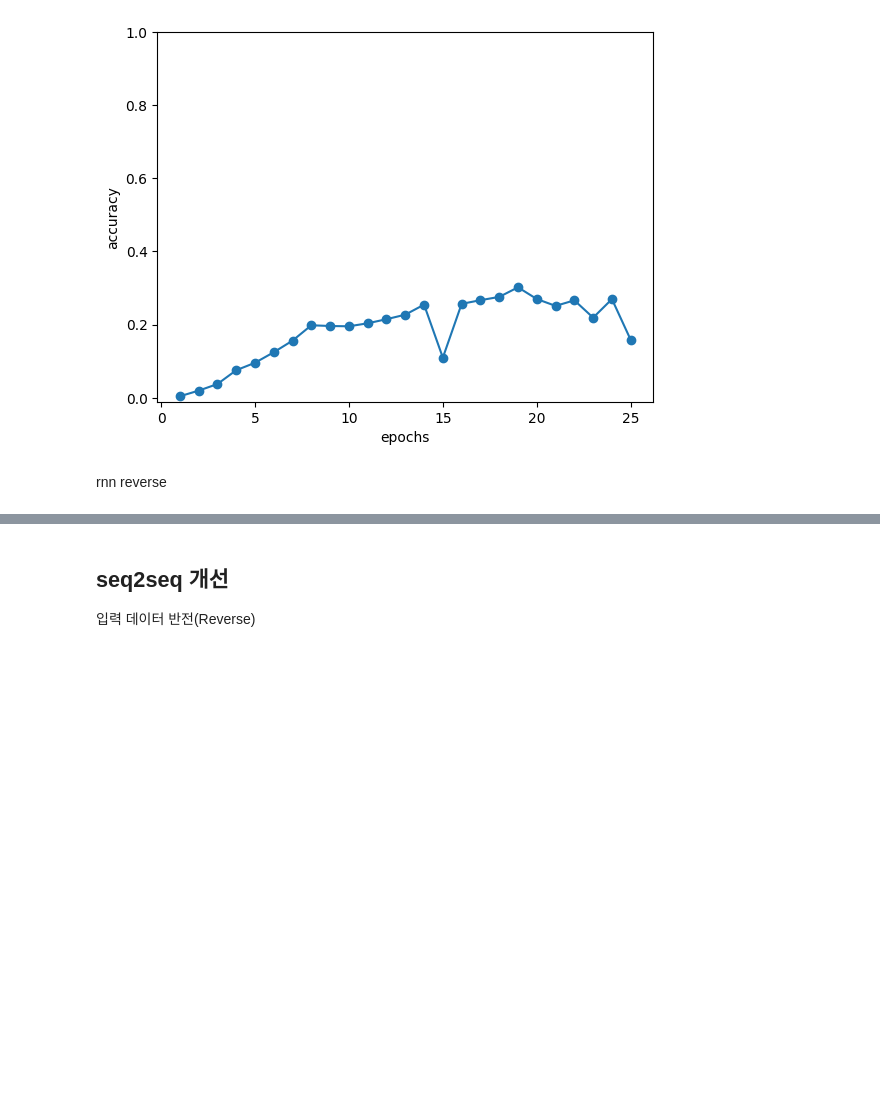
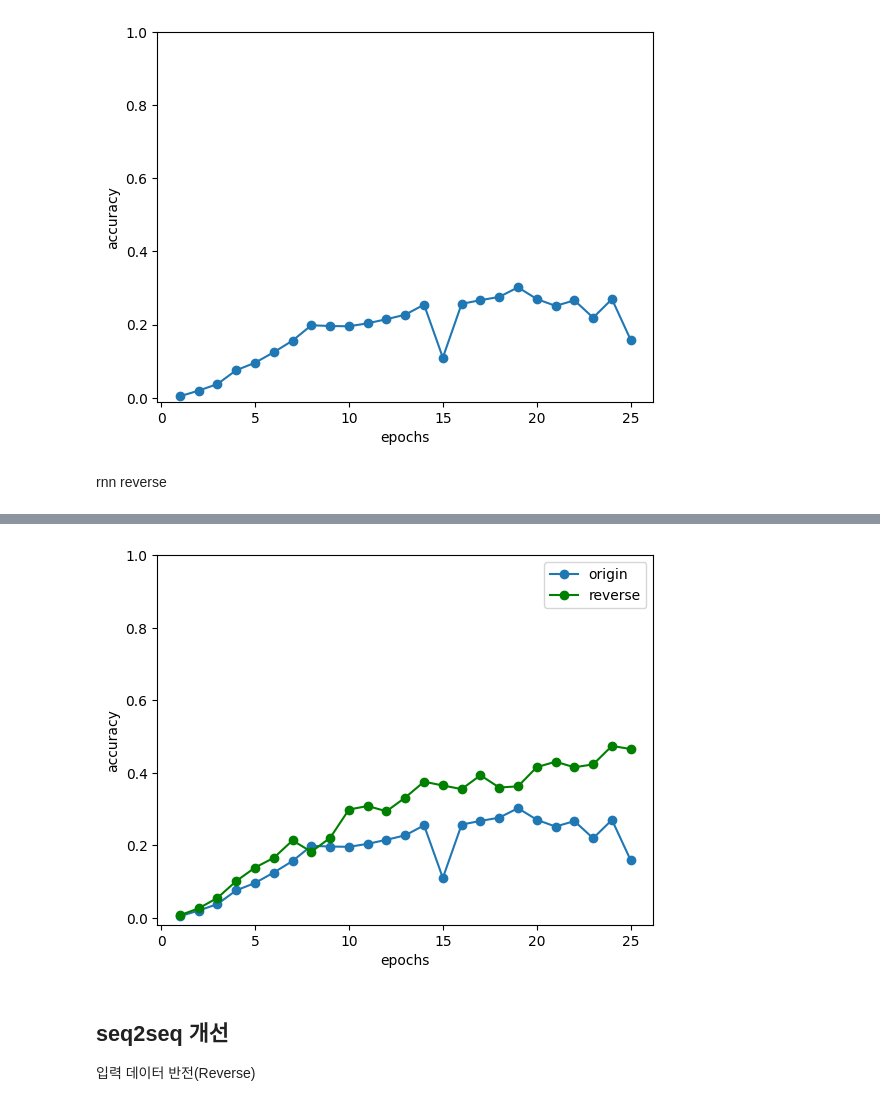
Before and after one commit to Chanmuzi/Deep-Learning-from-Scratch, a Jupyter notebook: 2권/ch07.ipynb, the cells around one changed output, grey strips where cells are left out. Drawn from its saved outputs; the diff is of its cells as text; code cells hidden in the pictures; blank space fills up the shorter version.

Commit message:
ch07: rnn reverse

```diff
--- a/2권/ch07.ipynb
+++ b/2권/ch07.ipynb
@@ -739,3 +739,32 @@ plt.show()
 [figure]
 # %% [markdown]
 rnn reverse
+# %%
+(x_train, t_train), (x_test, t_test) = sequence.load_data('addition.txt')
+x_train, x_test = x_train[:, ::-1], x_test[:, ::-1]
+char_to_id, id_to_char = sequence.get_vocab()
+
+vocab_size = len(char_to_id)
+wordvec_size = 16
+hidden_size = 128
+batch_size = 128
+max_epoch = 25
+max_grad = 5.0
+
+model = Seq2seqRNN(vocab_size, wordvec_size, hidden_size)
+optimizer = Adam()
+trainer = Trainer(model, optimizer)
+
+reversed_acc_list_RNN = []
+for epoch in range(max_epoch):
+    trainer.fit(x_train, t_train, max_epoch=1, batch_size=batch_size, max_grad=max_grad)
+
+    correct_num = 0
+    for i in range(len(x_test)):
+        question, correct = x_test[[i]], t_test[[i]]
+        verbose = i < 10
+        correct_num += eval_seq2seq(model, question, correct, id_to_char, verbose)
+
+    acc = float(correct_num) / len(x_test)
+    reversed_acc_list_RNN.append(acc)
+    print('검증 정확도 %.3f%%' % (acc * 100))
@@ -742,3 +789,13 @@ rnn reverse
+# %%
+plt.plot(np.arange(1,max_epoch+1), acc_listRNN, marker='o', label='origin')
+plt.plot(np.arange(1,max_epoch+1), reversed_acc_list_RNN, marker='o', color='green', label='reverse')
+plt.legend()
+plt.xlabel('epochs')
+plt.ylabel('accuracy')
+plt.yticks(np.arange(0.0, 1.2, 0.2))
+plt.show()
+# %% [output]
+[figure, added]
 # %% [markdown]
 ## seq2seq 개선
 
```
Also changed, not shown: parts of 1 cell of this notebook.
